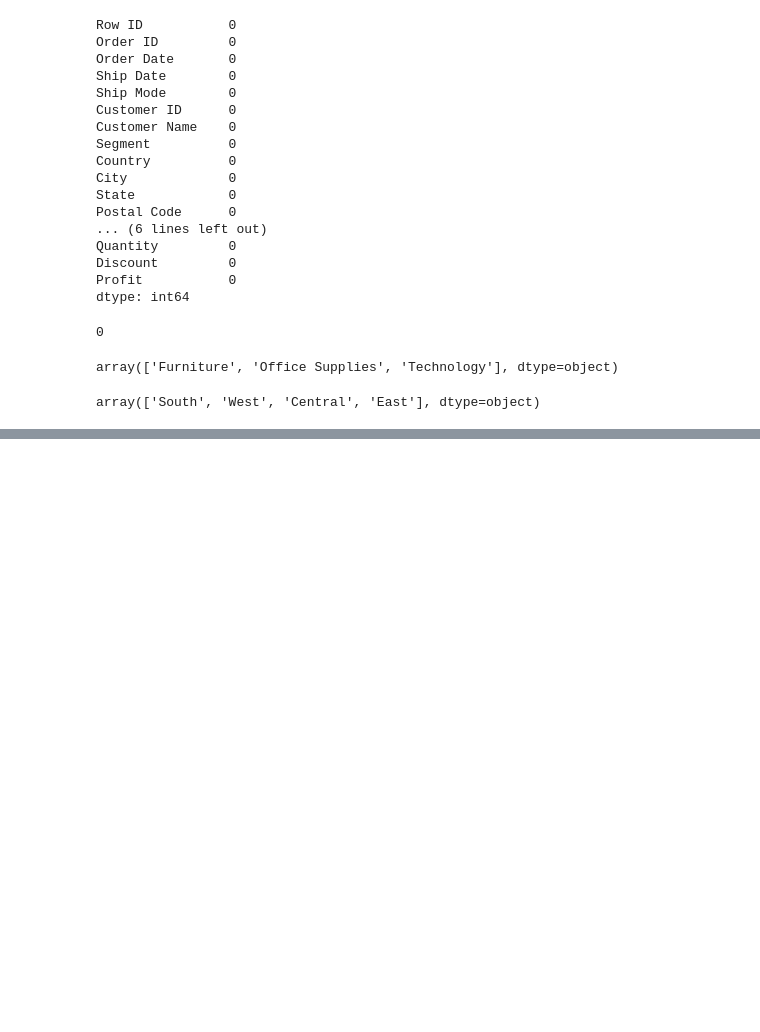
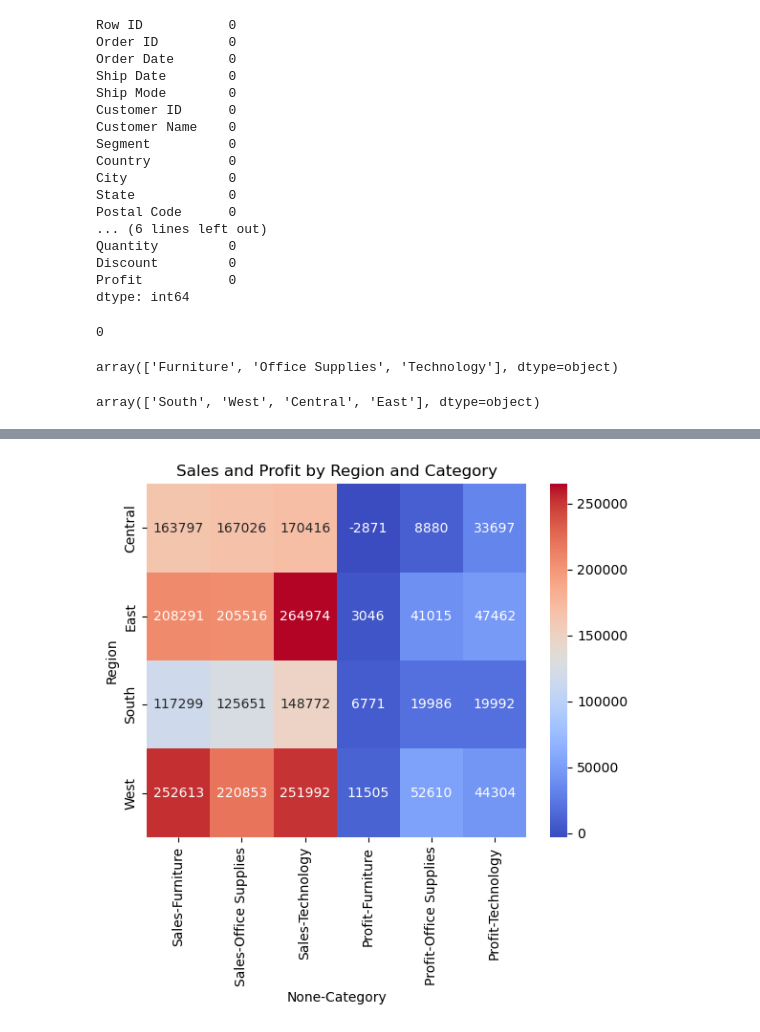
Before and after one commit to SuminChhetri/PROJECTS, a Jupyter notebook: Superstore_datacleaning.ipynb, the cells around one changed output, grey strips where cells are left out. Cells and saved outputs as stored; diff of their text form; code cells hidden in the pictures; blank space fills up the shorter version.

```diff
--- a/Superstore_datacleaning.ipynb
+++ b/Superstore_datacleaning.ipynb
@@ -123,0 +156,8 @@ df
+# %%
+#Heat map of Sales and Profit by region
+sales_region = df.groupby(['Region','Category']).agg({'Sales': 'sum', 'Profit': 'sum'}).unstack()
+sns.heatmap(sales_region, annot=True, fmt=".0f", cmap='coolwarm')
+plt.title('Sales and Profit by Region and Category')
+plt.show()
+# %% [output]
+[figure, added]
```
Also changed, not shown: parts of 20 cells of this notebook.
